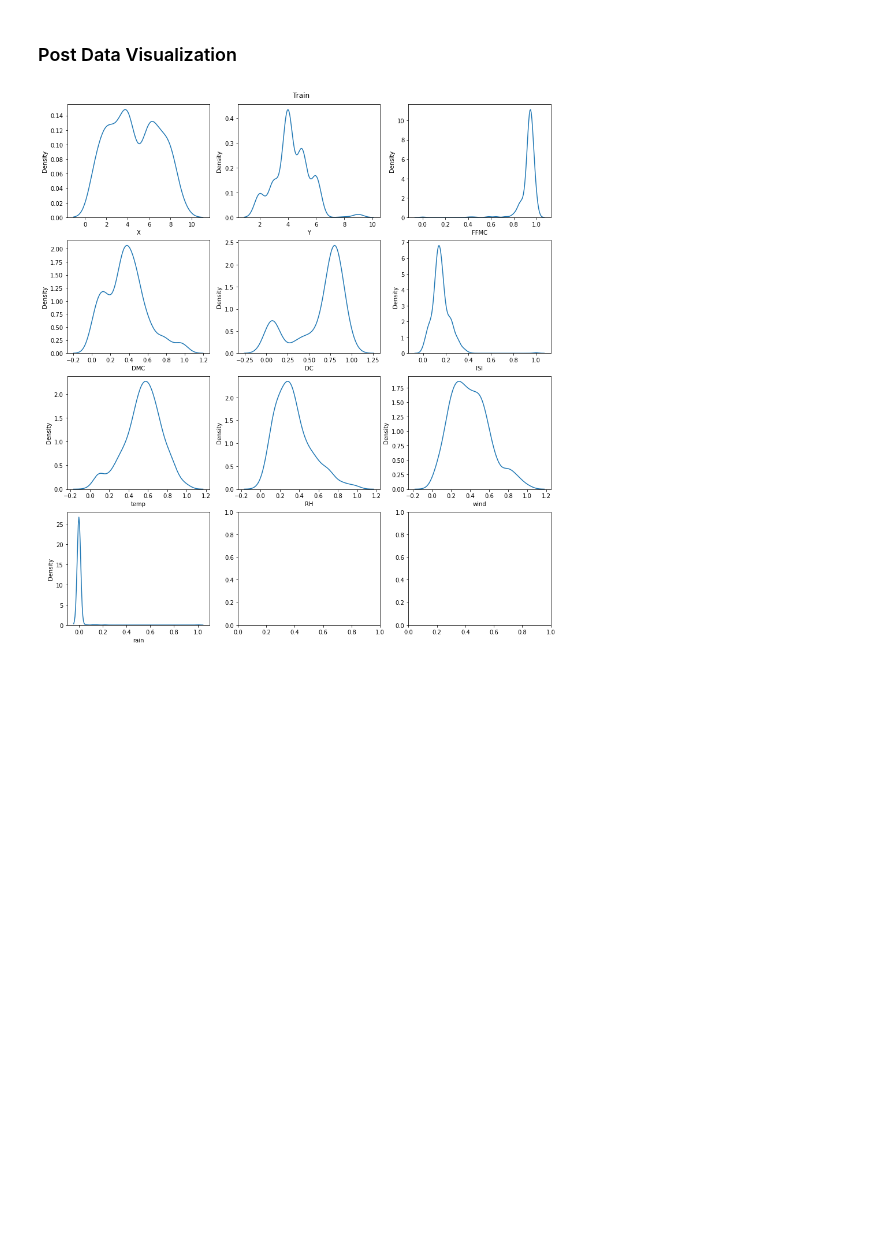
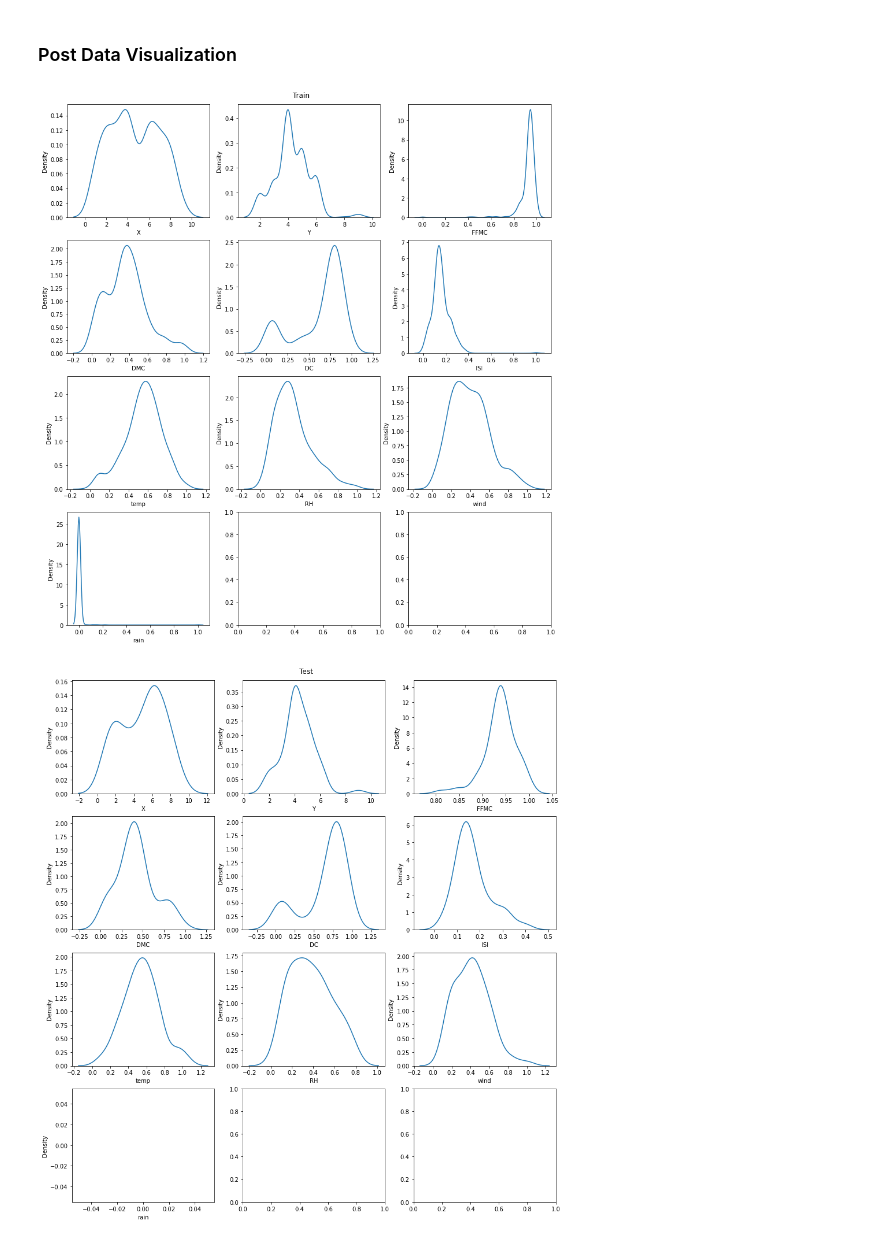
Before and after one commit to MaxZx3000/Forest-Fire, a Jupyter notebook: Final_Project_Forest_Fire_Classifier_(Anthony_Kevin_Oktavius).ipynb, the cells around one changed output. Drawn from its saved outputs; the diff is of its cells as text; code cells hidden in the pictures; blank space fills up the shorter version.

Commit message:
Added Test Data Kde Plot

```diff
--- a/Final_Project_Forest_Fire_Classifier_(Anthony_Kevin_Oktavius).ipynb
+++ b/Final_Project_Forest_Fire_Classifier_(Anthony_Kevin_Oktavius).ipynb
@@ -342,22 +342,31 @@ x_test_scaled[min_max_fields] = min_max_scaler.transform(x_test[min_max_fields])
 # %% [markdown]
 ### Post Data Visualization
 # %%
-def single_plot_template(df, fields, plot_type, nrows, ncols):
+def single_plot_template(df, fields, plot_type, title, nrows, ncols):
   figure, axes = plt.subplots(nrows = nrows, ncols = ncols, figsize = (15, 15))
-  figure.suptitle("Train")
+  figure.suptitle(title)
   figure.subplots_adjust(top=0.96)
 
   axes = axes.flatten()
   for index, field in enumerate(post_data_kde_fields):
     single_plot_function = eval(plot_type)
-    single_plot_function(df[field], ax = axes[index])
+    single_plot_function(data = df, x = field, ax = axes[index])
 # %%
 post_data_kde_fields = features.copy()
 
 single_plot_template(df = x_train_scaled,
                      fields = post_data_kde_fields,
                      plot_type = "sns.kdeplot",
+                     title = "Train",
                      nrows = 4,
                      ncols = 3)
+
+single_plot_template(df = x_test_scaled,
+                     fields = post_data_kde_fields,
+                     plot_type = "sns.kdeplot",
+                     title = "Test",
+                     nrows = 4,
+                     ncols = 3)
 # %% [output]
 [figure]
+[figure, added]
```
